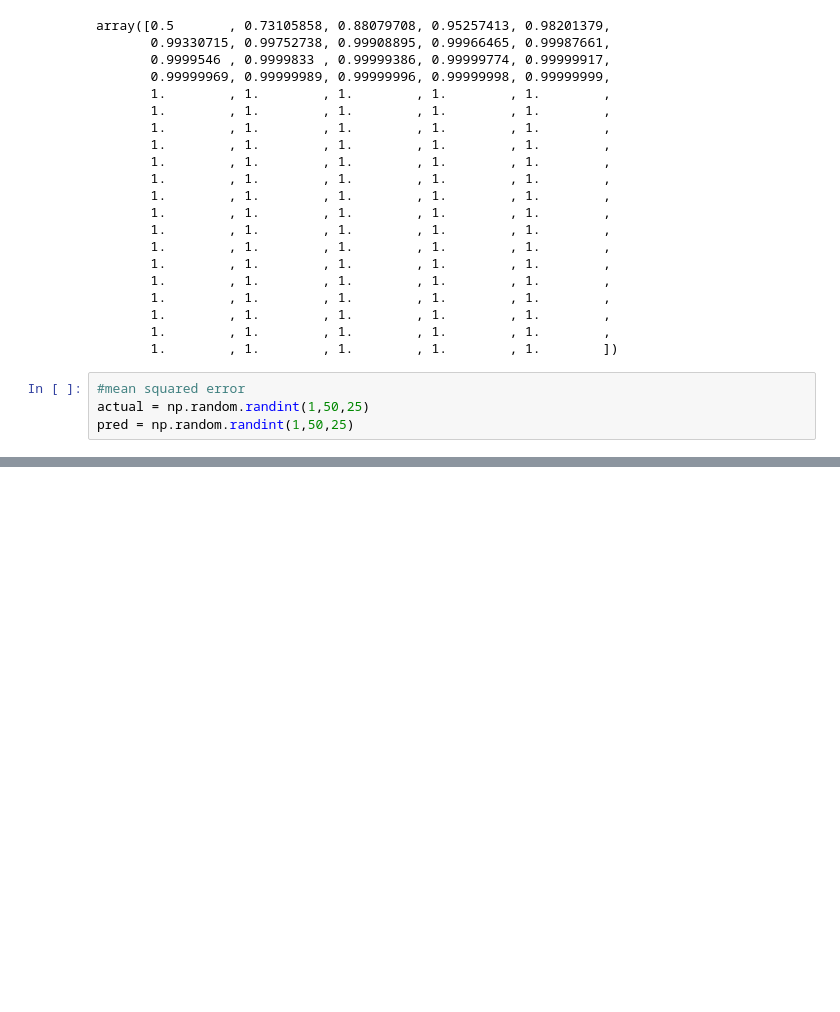
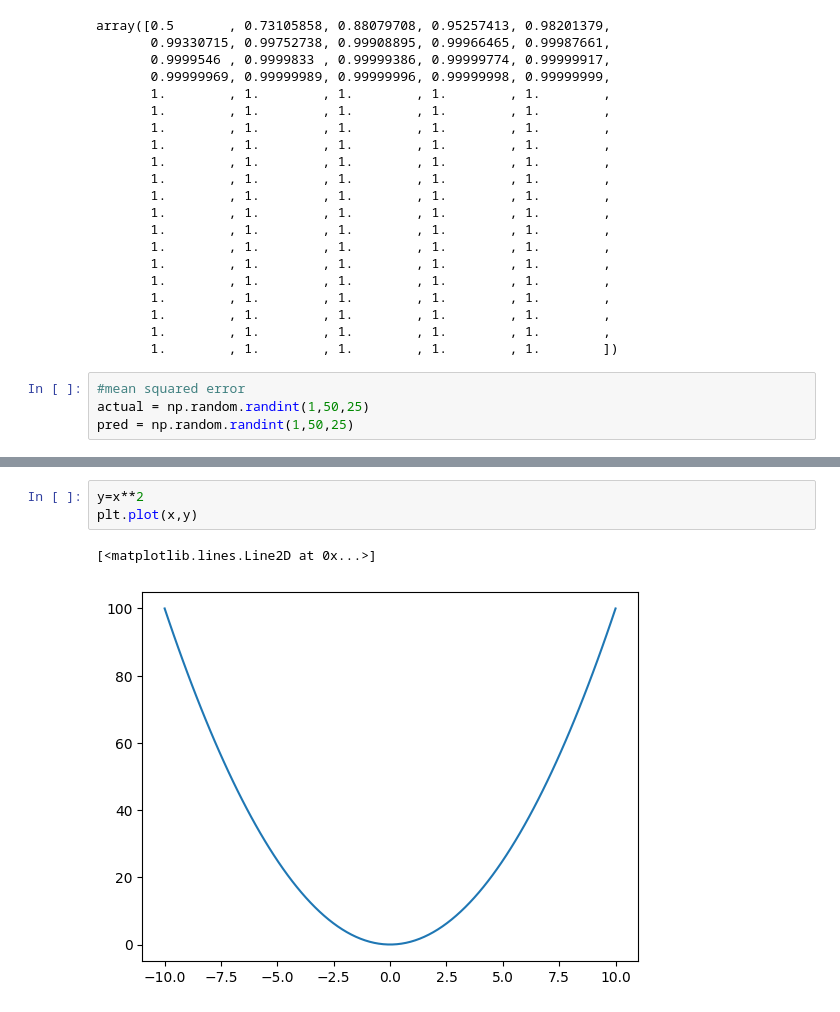
Before and after one commit to Bibhuti-MLAI/Python-Coding-Interview, a Jupyter notebook: Numpy.ipynb, the cells around one changed output, grey strips where cells are left out. Cells and saved outputs as stored; diff of their text form; blank space fills up the shorter version.

```diff
--- a/Numpy.ipynb
+++ b/Numpy.ipynb
@@ -514,0 +522,6 @@ np.float64(616.32)
+# %%
+y=x**2
+plt.plot(x,y)
+# %% [output]
+[<matplotlib.lines.Line2D at 0x...>]
+[figure, added]
```
Also changed, not shown: parts of 19 cells of this notebook.
